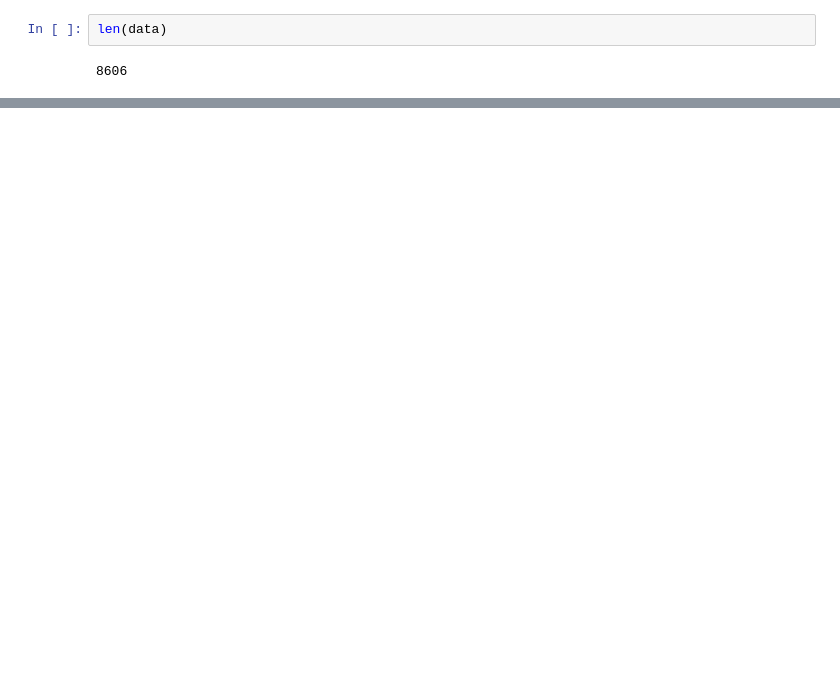
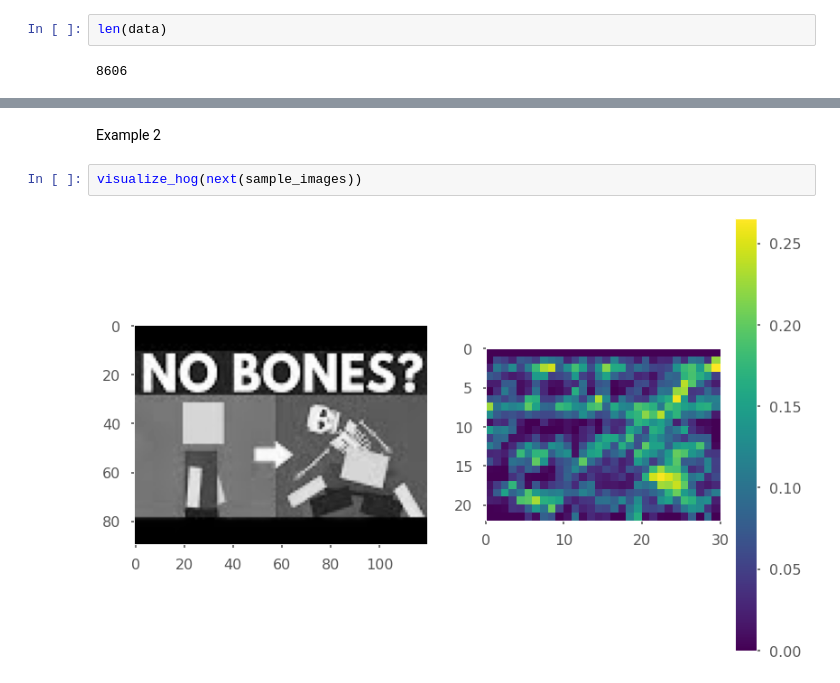
Before and after one commit to marrry/PED_YT, a Jupyter notebook: Checkpoint2.ipynb, the cells around one changed output, grey strips where cells are left out. Cells and saved outputs as stored; diff of their text form; blank space fills up the shorter version.

```diff
--- a/Checkpoint2.ipynb
+++ b/Checkpoint2.ipynb
@@ -77,0 +472,6 @@ Brak zdjęcia nie jest powiązany z atrybutem `video_error_or_removed`.
+# %% [markdown]
+Example 2
+# %%
+visualize_hog(next(sample_images))
+# %% [output]
+[figure, added]
```
Also changed, not shown: parts of 120 cells of this notebook.
